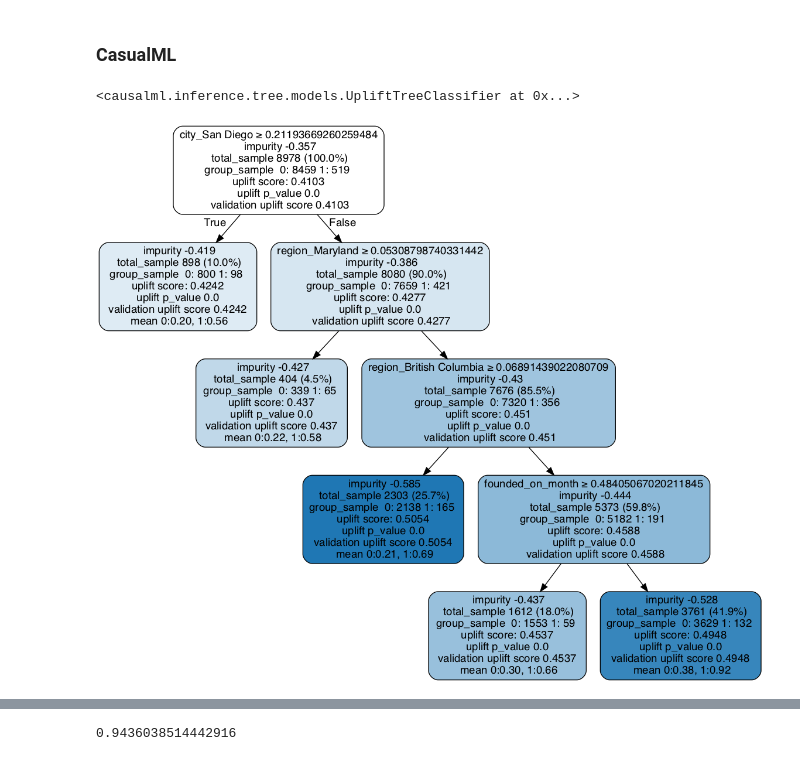
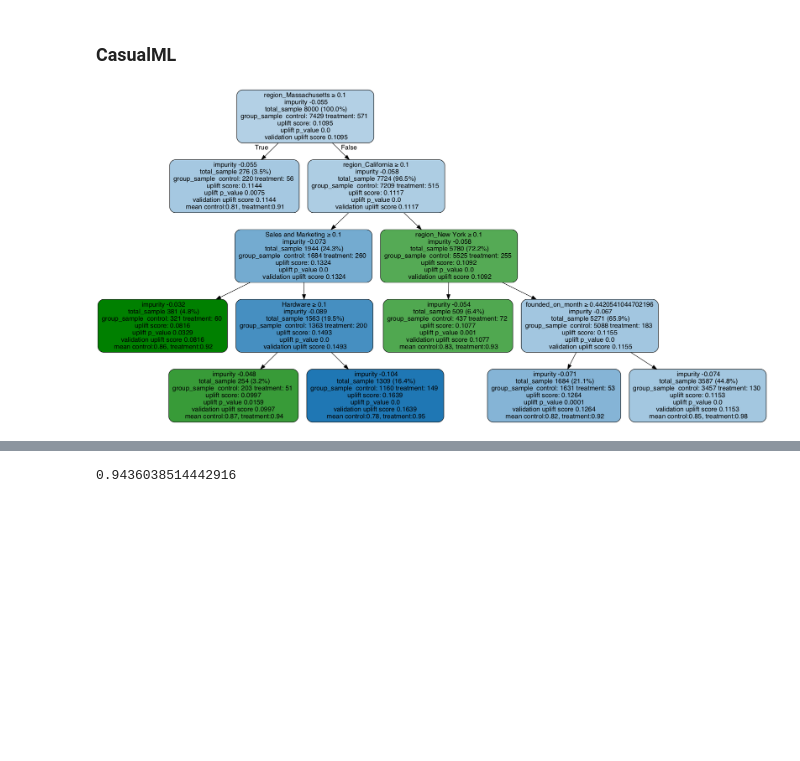
Before and after one commit to McGill-MMA-EnterpriseAnalytics/Crunchbase, a Jupyter notebook: CB.ipynb, the cells around one changed output, grey strips where cells are left out. Saved outputs shown, nothing was run; the diff lists cells and outputs as text; code cells hidden in the pictures; blank space fills up the shorter version.

```diff
--- a/CB.ipynb
+++ b/CB.ipynb
@@ -408,6 +327,8 @@ y_test_pred = model.predict(X_test)
 # Calculate the mean squared error of the prediction
 accuracy_ratio = accuracy_score(y_test, y_test_pred)
 print(accuracy_ratio)
+
+
 importance = model.feature_importances_
 importances_named=pd.DataFrame(rf.feature_importances_)
 importances_named.index=data_processed_columns.columns
@@ -435,10 +356,6 @@ class TopFeatureSelector(BaseEstimator, TransformerMixin):
 k=100
 #top_k_feature_indices = indices_of_top_k(forest_reg.feature_importances_, 10)
 #Feature selection using top feature selector
-preparation_and_feature_selection_pipeline = Pipeline([
-    ('preparation', full_pipeline),
-    ('feature_selection', TopFeatureSelector(rf.feature_importances_, k))
-])
 
-data_prepared_top,indices = preparation_and_feature_selection_pipeline.fit_transform(data.copy())
+data_prepared_top,indices = TopFeatureSelector(rf.feature_importances_, k).fit_transform(data_prepared_balanced)
 # %% [output]
@@ -509,0 +626,3 @@ for mean_score, params in zip(cvres["mean_test_score"], cvres["params"]):
+# %%
+plt.rcParams["figure.figsize"] = (10,5)
+importances_named.sort_values(by=0,ascending=False)[0:50].plot.bar()
@@ -546,30 +692,25 @@ print(grid_search.best_estimator_)
 # %% [markdown]
 ### CasualML
 # %%
-treatment = [0 if x < 0 else 1 for x in data_processed_balanced_columns['ivy_league']]
+treatment = ['treatment' if x == 1 else 'control' for x in data_processed_columns['ivy_league']]
+top_balanced=data_processed_columns[data_processed_columns.columns[indices]]
-# %%
-top_balanced=data_processed_balanced_columns[data_processed_balanced_columns.columns[indices]]
-# %%
-uplift_model
-# %% [output]
-<causalml.inference.tree.models.UpliftTreeClassifier at 0x...>
 # %%
 from IPython.display import Image
 from causalml.inference.tree import UpliftTreeClassifier, UpliftRandomForestClassifier
 from causalml.inference.tree import uplift_tree_string, uplift_tree_plot
-y, X, treatment = data_labels_balanced.reset_index(drop=True),np.array(top_balanced.drop(['ivy_league'],axis=1)),np.array(treatment)
+y, X, treatment = data_labels.reset_index(drop=True).values,top_balanced.drop(['ivy_league'],axis=1).values,np.array(treatment)
 
 uplift_model = UpliftTreeClassifier(max_depth=5, min_samples_leaf=200, min_samples_treatment=50,
-                                    n_reg=100, evaluationFunction='KL', control_name='0')
+                                    n_reg=100, evaluationFunction='KL', control_name='control')
 
 uplift_model.fit(X,
-                 treatment=treatment.astype(str),
+                 treatment=treatment,
                  y=y)
 
 graph = uplift_tree_plot(uplift_model.fitted_uplift_tree, list(top_balanced.columns))
 Image(graph.create_png())
 # %% [output]
-[figure, old version]
+[figure, new version]
 # %%
 result = uplift_tree_string(uplift_model.fitted_uplift_tree, list(top_balanced.columns))
 result
```
Also changed, not shown: parts of 83 cells of this notebook, 4 other files.
